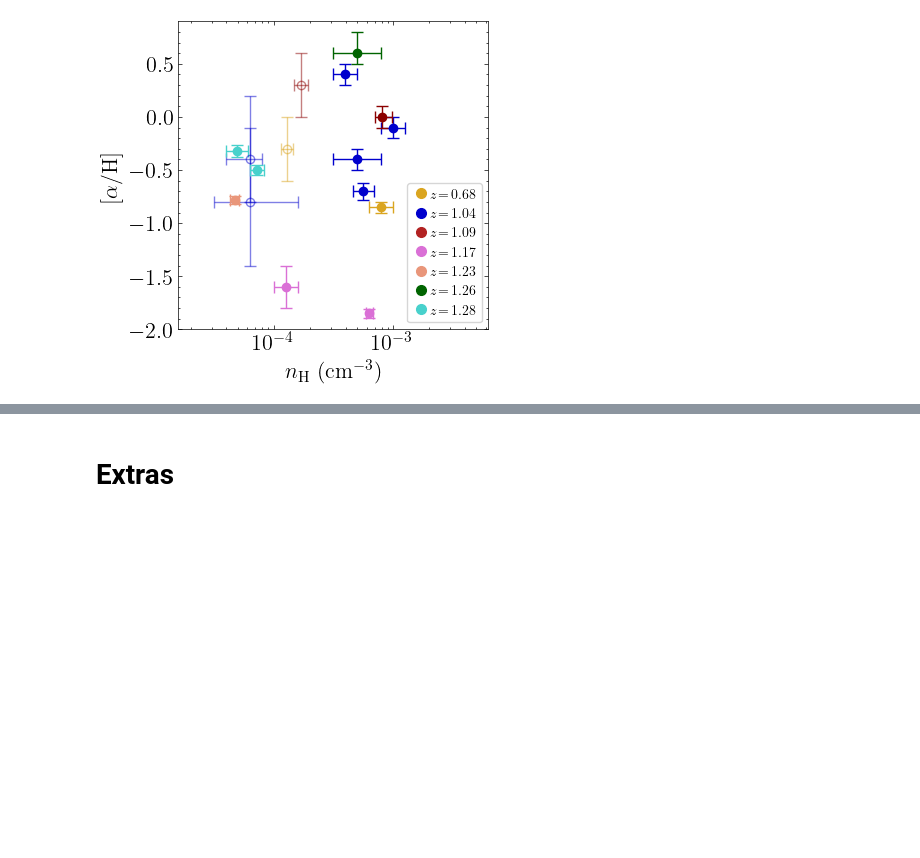
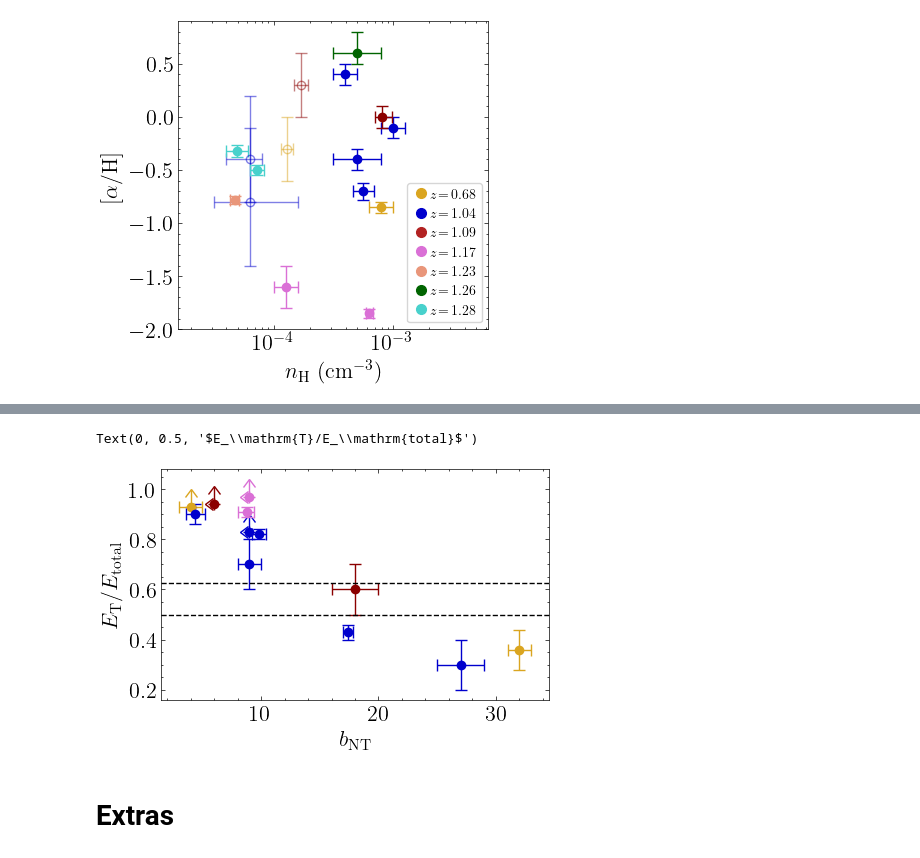
Before and after one commit to suyashk12/cgm_science, a Jupyter notebook: cloudy_fit/PIE_results_summary.ipynb, the cells around one changed output, grey strips where cells are left out. Saved outputs shown, nothing was run; the diff lists cells and outputs as text; code cells hidden in the pictures; blank space fills up the shorter version.

```diff
--- a/cloudy_fit/PIE_results_summary.ipynb
+++ b/cloudy_fit/PIE_results_summary.ipynb
@@ -1678,0 +1711,31 @@ plt.savefig(rootdir+'Figures/CIV_C_O.png', dpi=300)
+# %%
+#z_arr = [0.67, 1.04, 1.04, 1.04, 1.04, 1.09, 1.17, 1.17, 1.22, 1.26, 1.27, 1.27]
+
+b_NT_arr = ['32, -1, +1',
+            '4, -1, +1',
+            '4.4, -0.8, +0.8',
+            '9, -1, +1',
+            '<9',
+            '17.4, -0.4, +0.4',
+            '27, -2, +2',
+            '9.8, -0.6, +0.6',
+            '18, -2, +2',
+            '<6',
+            '8.8, -0.8, +0.6',
+            '<9',]
+
+
+ET_Etot_arr = [
+               '0.36, -0.08, +0.08',
+               '>0.93',
+               '0.90, -0.04, +0.04',
+               '0.7, -0.1, +0.1',
+               '>0.83',
+               '0.43, -0.03, +0.03',
+               '0.3, -0.1, +0.1',
+               '0.82, -0.02, +0.02',
+               '0.6, -0.1, +0.1',
+               '>0.94',
+               '0.91, -0.02, +0.02',
+               '>0.97'
+              ]
@@ -1679,3 +1746,20 @@ plt.savefig(rootdir+'Figures/CIV_C_O.png', dpi=300)
+# %%
+fig, ax = plt.subplots(1, figsize=(5,3))
+
+# hdens vs. metals
+for i in range(len(ET_Etot_arr)):
+    fc = colors_list[i]
+    a=1
+    plot_str(ax, b_NT_arr[i], ET_Etot_arr[i], .1, .04, 'o', colors_list[i], fc, a, 1, 1.7)
+
+ax.axhline(0.6275, linestyle = '--')
+ax.axhline(0.5, linestyle = '--')
+
+ax.set_xlabel(r'$b_\mathrm{NT}$')
+ax.set_ylabel(r'$E_\mathrm{T}/E_\mathrm{total}$')
+# %% [output]
+Text(0, 0.5, '$E_\\mathrm{T}/E_\\mathrm{total}$')
+[figure, added]
 # %% [markdown]
 # Extras
 # %% [markdown]
```
Also changed, not shown: parts of 23 cells of this notebook, 12 other files.
